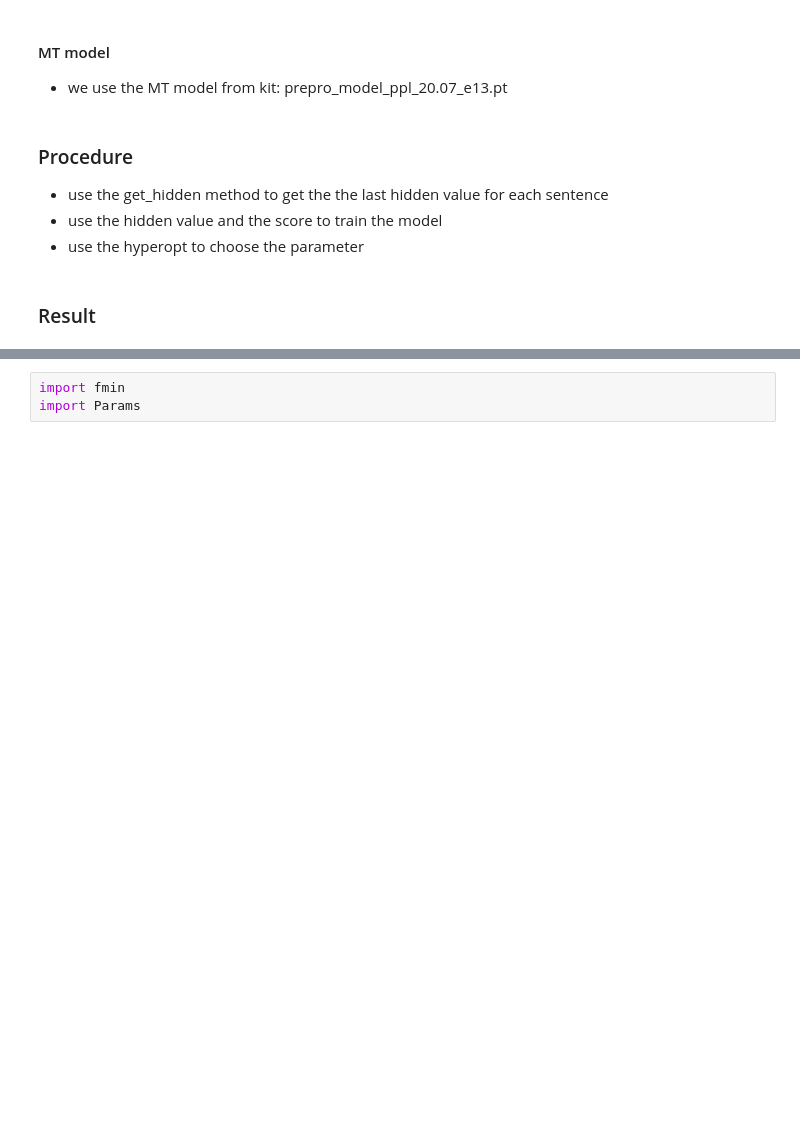
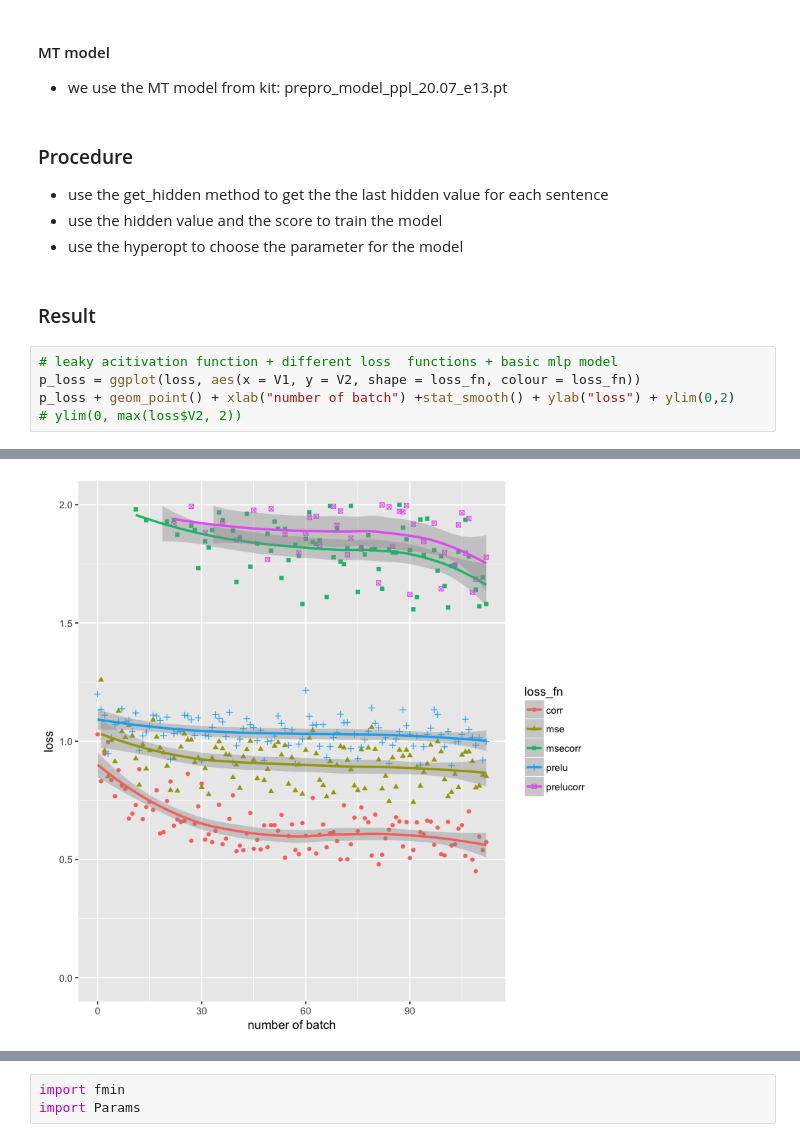
Before and after one commit to HuangYiran/MasterArbeit, a Jupyter notebook: Demo.ipynb, the cells around one changed output, grey strips where cells are left out. Cells and saved outputs as stored; diff of their text form; blank space fills up the shorter version.

```diff
--- a/Demo.ipynb
+++ b/Demo.ipynb
@@ -51,6 +51,12 @@ wmt16-metrics-task doesn't contain en-de task. We use part of the wmt17-metrics-
 ### Procedure
 - use the get_hidden method to get the the last hidden value for each sentence
 - use the hidden value and the score to train the model
-- use the hyperopt to choose the parameter
+- use the hyperopt to choose the parameter for the model
 # %% [markdown]
 ### Result
+# %%
+# leaky acitivation function + different loss  functions + basic mlp model
+p_loss = ggplot(loss, aes(x = V1, y = V2, shape = loss_fn, colour = loss_fn))
+p_loss + geom_point() + xlab("number of batch") +stat_smooth() + ylab("loss") + ylim(0,2)
+# ylim(0, max(loss$V2, 2))
+# %% [output]
@@ -56,0 +67 @@ wmt16-metrics-task doesn't contain en-de task. We use part of the wmt17-metrics-
+[figure, added]
```
Also changed, not shown: parts of 19 cells of this notebook.
